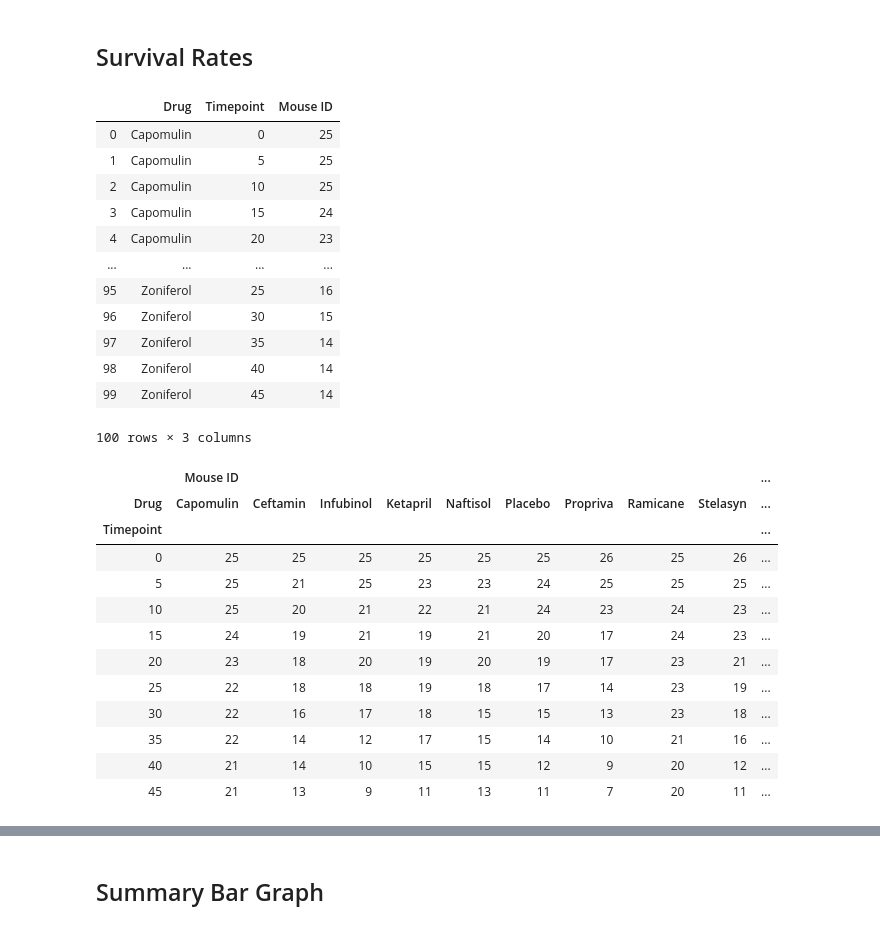
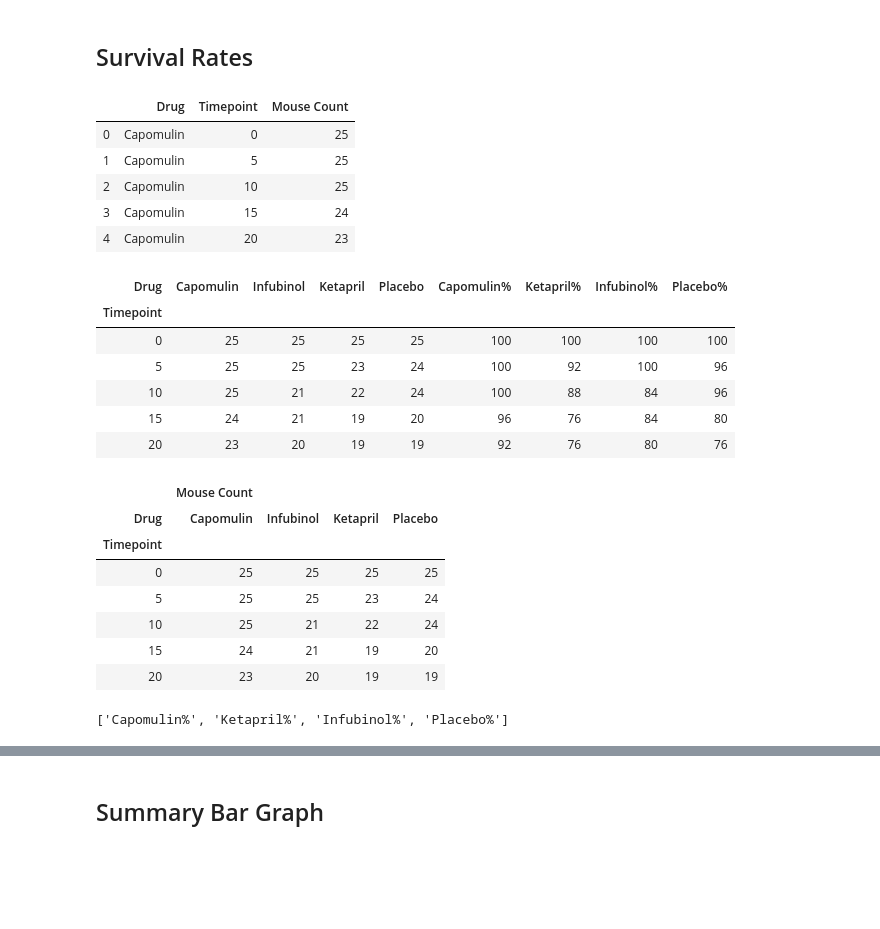
Before and after one commit to jbell69/matplotlib-challenge, a Jupyter notebook: Pymaceuticals/pymaceuticals_starter.ipynb, the cells around one changed output, grey strips where cells are left out. Drawn from its saved outputs; the diff is of its cells as text; code cells hidden in the pictures; blank space fills up the shorter version.

```diff
--- a/Pymaceuticals/pymaceuticals_starter.ipynb
+++ b/Pymaceuticals/pymaceuticals_starter.ipynb
@@ -391,28 +391,23 @@ plt.savefig("Images/Metastatic_sites_Response.png")
 ## Survival Rates
 # %%
 # Store the Count of Mice Grouped by Drug and Timepoint (W can pass any metric)
+mouse_count_grouped_drug_TP = mouse_drug_clin_trial_merge_df_reduce.groupby(["Drug", "Timepoint"])
 
-mouse_count_grouped_drug_TP = mouse_drug_clin_trial_merge_df.groupby(["Drug", "Timepoint"])
 mouse_count = mouse_count_grouped_drug_TP["Mouse ID"].count()
-#mouse_count
+
+mouse_count
 
 # Convert to DataFrame
 
 mouse_count_df = pd.DataFrame(mouse_count).reset_index()
+mouse_count_df.rename(columns={'Mouse ID': 'Mouse Count'}, inplace=True)
 
 # Preview DataFrame
-mouse_count_df
+mouse_count_df.head()
 # %% [output]
-|  | Drug | Timepoint | Mouse ID |
+|  | Drug | Timepoint | Mouse Count |
 | 0 | Capomulin | 0 | 25 |
 | 1 | Capomulin | 5 | 25 |
 | 2 | Capomulin | 10 | 25 |
 | 3 | Capomulin | 15 | 24 |
 | 4 | Capomulin | 20 | 23 |
-| ... | ... | ... | ... |
-| 95 | Zoniferol | 25 | 16 |
-| 96 | Zoniferol | 30 | 15 |
-| 97 | Zoniferol | 35 | 14 |
-| 98 | Zoniferol | 40 | 14 |
-| 99 | Zoniferol | 45 | 14 |
-100 rows × 3 columns
@@ -421,21 +414,39 @@ mouse_count_df
+# %%
+# calculations for percentage survival
+mouse_count_df_pivot = mouse_count_df.pivot_table(index='Timepoint', columns='Drug')
+
+mouse_count_survival = mouse_count_df_pivot['Mouse Count']
+
+for drug in unique_drug_list:
+    mouse_count_survival[drug +'%']=''
+    total_mouse_start = mouse_count_survival.loc[0,drug]
+
+    for index, row in mouse_count_survival.iterrows():
+        survival_rate = (row[drug]/total_mouse_start)*100
+        mouse_count_survival.loc[index, [drug +'%']] = survival_rate
+
+mouse_count_survival.head()
+# %% [output]
+| Drug | Capomulin | Infubinol | Ketapril | Placebo | Capomulin% | Ketapril% | Infubinol% | Placebo% |
+| Timepoint |  |  |  |  |  |  |  |  |
+| 0 | 25 | 25 | 25 | 25 | 100 | 100 | 100 | 100 |
+| 5 | 25 | 25 | 23 | 24 | 100 | 92 | 100 | 96 |
+| 10 | 25 | 21 | 22 | 24 | 100 | 88 | 84 | 96 |
+| 15 | 24 | 21 | 19 | 20 | 96 | 76 | 84 | 80 |
+| 20 | 23 | 20 | 19 | 19 | 92 | 76 | 80 | 76 |
 # %%
 # Minor Data Munging to Re-Format the Data Frames
 
-mouse_count_df_pivot = mouse_count_df.pivot_table(index='Timepoint', columns='Drug')
+
 
 # Preview the Data Frame
-mouse_count_df_pivot
+mouse_count_df_pivot.head()
 # %% [output]
-|  | Mouse ID |  |  |  |  |  |  |  |  | ... |
-| Drug | Capomulin | Ceftamin | Infubinol | Ketapril | Naftisol | Placebo | Propriva | Ramicane | Stelasyn | ... |
-| Timepoint |  |  |  |  |  |  |  |  |  | ... |
-| 0 | 25 | 25 | 25 | 25 | 25 | 25 | 26 | 25 | 26 | ... |
-| 5 | 25 | 21 | 25 | 23 | 23 | 24 | 25 | 25 | 25 | ... |
-| 10 | 25 | 20 | 21 | 22 | 21 | 24 | 23 | 24 | 23 | ... |
-| 15 | 24 | 19 | 21 | 19 | 21 | 20 | 17 | 24 | 23 | ... |
-| 20 | 23 | 18 | 20 | 19 | 20 | 19 | 17 | 23 | 21 | ... |
-| 25 | 22 | 18 | 18 | 19 | 18 | 17 | 14 | 23 | 19 | ... |
-| 30 | 22 | 16 | 17 | 18 | 15 | 15 | 13 | 23 | 18 | ... |
-| 35 | 22 | 14 | 12 | 17 | 15 | 14 | 10 | 21 | 16 | ... |
-| 40 | 21 | 14 | 10 | 15 | 15 | 12 | 9 | 20 | 12 | ... |
-| 45 | 21 | 13 | 9 | 11 | 13 | 11 | 7 | 20 | 11 | ... |
+|  | Mouse Count |  |  |  |
+| Drug | Capomulin | Infubinol | Ketapril | Placebo |
+| Timepoint |  |  |  |  |
+| 0 | 25 | 25 | 25 | 25 |
+| 5 | 25 | 25 | 23 | 24 |
+| 10 | 25 | 21 | 22 | 24 |
+| 15 | 24 | 21 | 19 | 20 |
+| 20 | 23 | 20 | 19 | 19 |
@@ -448,0 +461,4 @@ plt.show()
+# %%
+survival_drug_list
+# %% [output]
+['Capomulin%', 'Ketapril%', 'Infubinol%', 'Placebo%']
```
Also changed, not shown: parts of 10 cells of this notebook, 3 other files.
